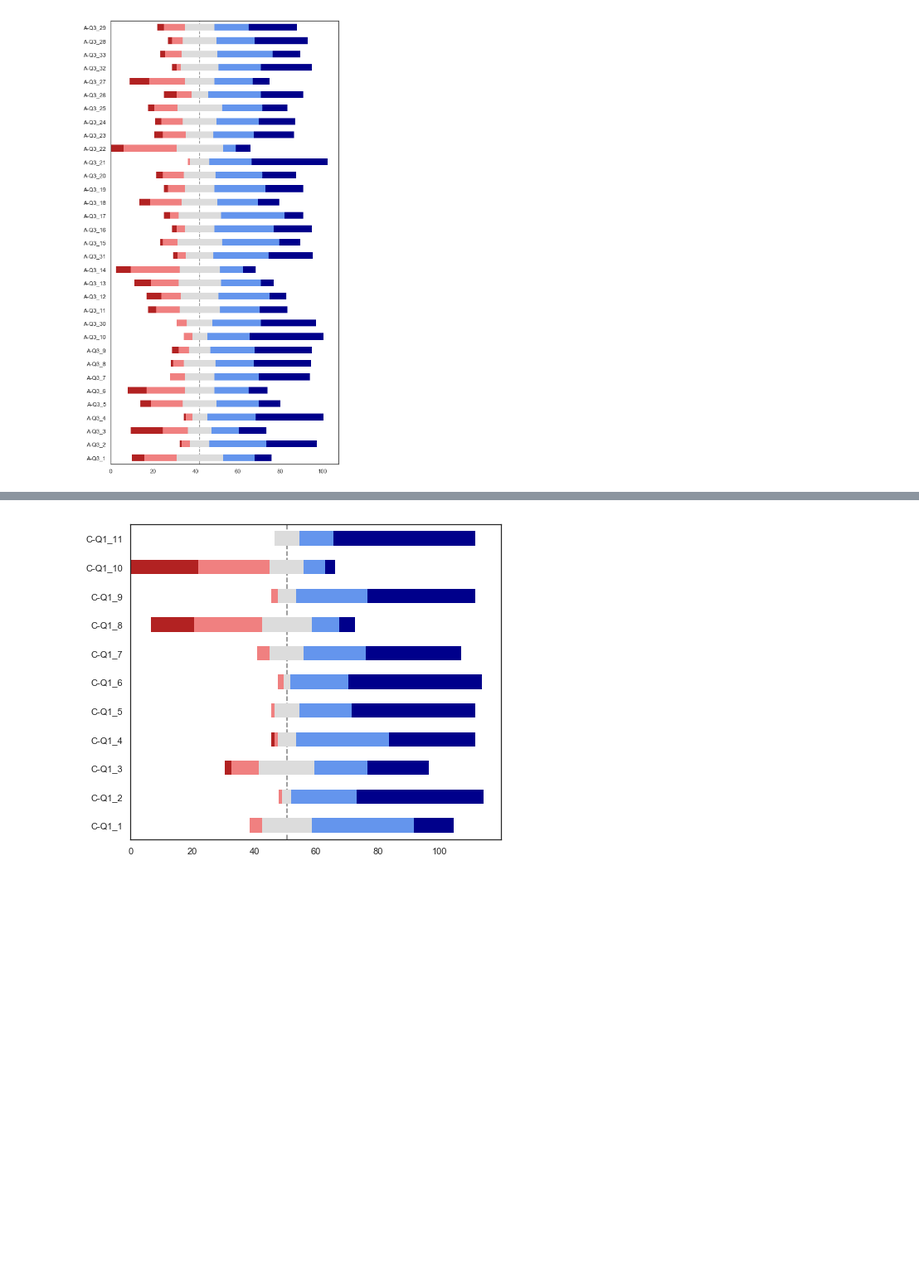
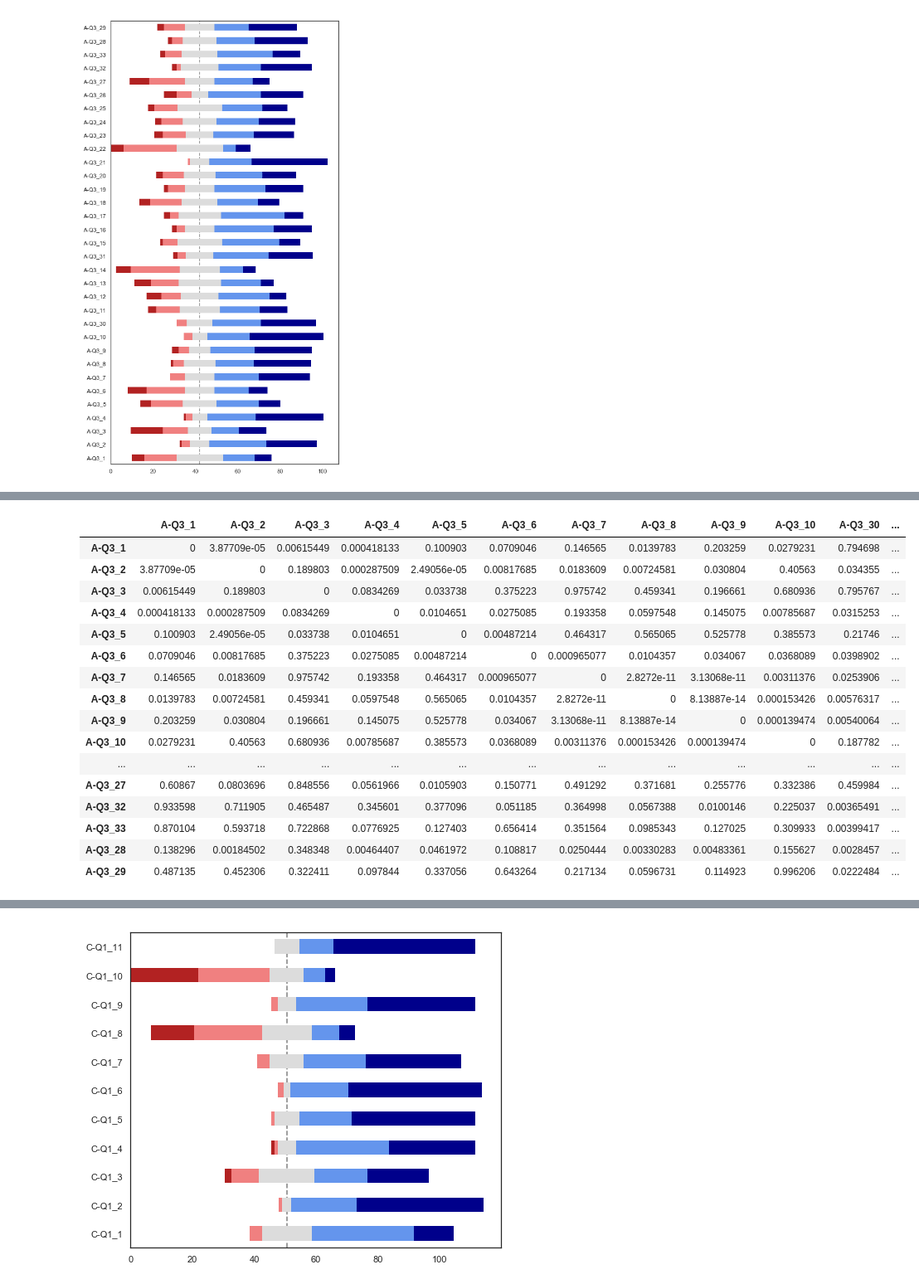
Before and after one commit to martinakienberger/Dissertation_LIS, a Jupyter notebook: Datenanalyse_Pilotstudie.ipynb, the cells around one changed output, grey strips where cells are left out. Shown at 83% size. Cells and saved outputs as stored; diff of their text form; code cells hidden in the pictures; blank space fills up the shorter version.

```diff
--- a/Datenanalyse_Pilotstudie.ipynb
+++ b/Datenanalyse_Pilotstudie.ipynb
@@ -110,0 +146,20 @@ graf_likert1(Daten_A3,Liste_A_Q3,16)
+# %%
+df_spearman_pv(Daten,Liste_A_Q3)
+# %% [output]
+|  | A-Q3_1 | A-Q3_2 | A-Q3_3 | A-Q3_4 | A-Q3_5 | A-Q3_6 | A-Q3_7 | A-Q3_8 | A-Q3_9 | A-Q3_10 | A-Q3_30 | ... |
+| A-Q3_1 | 0 | 3.87709e-05 | 0.00615449 | 0.000418133 | 0.100903 | 0.0709046 | 0.146565 | 0.0139783 | 0.203259 | 0.0279231 | 0.794698 | ... |
+| A-Q3_2 | 3.87709e-05 | 0 | 0.189803 | 0.000287509 | 2.49056e-05 | 0.00817685 | 0.0183609 | 0.00724581 | 0.030804 | 0.40563 | 0.034355 | ... |
+| A-Q3_3 | 0.00615449 | 0.189803 | 0 | 0.0834269 | 0.033738 | 0.375223 | 0.975742 | 0.459341 | 0.196661 | 0.680936 | 0.795767 | ... |
+| A-Q3_4 | 0.000418133 | 0.000287509 | 0.0834269 | 0 | 0.0104651 | 0.0275085 | 0.193358 | 0.0597548 | 0.145075 | 0.00785687 | 0.0315253 | ... |
+| A-Q3_5 | 0.100903 | 2.49056e-05 | 0.033738 | 0.0104651 | 0 | 0.00487214 | 0.464317 | 0.565065 | 0.525778 | 0.385573 | 0.21746 | ... |
+| A-Q3_6 | 0.0709046 | 0.00817685 | 0.375223 | 0.0275085 | 0.00487214 | 0 | 0.000965077 | 0.0104357 | 0.034067 | 0.0368089 | 0.0398902 | ... |
+| A-Q3_7 | 0.146565 | 0.0183609 | 0.975742 | 0.193358 | 0.464317 | 0.000965077 | 0 | 2.8272e-11 | 3.13068e-11 | 0.00311376 | 0.0253906 | ... |
+| A-Q3_8 | 0.0139783 | 0.00724581 | 0.459341 | 0.0597548 | 0.565065 | 0.0104357 | 2.8272e-11 | 0 | 8.13887e-14 | 0.000153426 | 0.00576317 | ... |
+| A-Q3_9 | 0.203259 | 0.030804 | 0.196661 | 0.145075 | 0.525778 | 0.034067 | 3.13068e-11 | 8.13887e-14 | 0 | 0.000139474 | 0.00540064 | ... |
+| A-Q3_10 | 0.0279231 | 0.40563 | 0.680936 | 0.00785687 | 0.385573 | 0.0368089 | 0.00311376 | 0.000153426 | 0.000139474 | 0 | 0.187782 | ... |
+| ... | ... | ... | ... | ... | ... | ... | ... | ... | ... | ... | ... | ... |
+| A-Q3_27 | 0.60867 | 0.0803696 | 0.848556 | 0.0561966 | 0.0105903 | 0.150771 | 0.491292 | 0.371681 | 0.255776 | 0.332386 | 0.459984 | ... |
+| A-Q3_32 | 0.933598 | 0.711905 | 0.465487 | 0.345601 | 0.377096 | 0.051185 | 0.364998 | 0.0567388 | 0.0100146 | 0.225037 | 0.00365491 | ... |
+| A-Q3_33 | 0.870104 | 0.593718 | 0.722868 | 0.0776925 | 0.127403 | 0.656414 | 0.351564 | 0.0985343 | 0.127025 | 0.309933 | 0.00399417 | ... |
+| A-Q3_28 | 0.138296 | 0.00184502 | 0.348348 | 0.00464407 | 0.0461972 | 0.108817 | 0.0250444 | 0.00330283 | 0.00483361 | 0.155627 | 0.0028457 | ... |
+| A-Q3_29 | 0.487135 | 0.452306 | 0.322411 | 0.097844 | 0.337056 | 0.643264 | 0.217134 | 0.0596731 | 0.114923 | 0.996206 | 0.0222484 | ... |
```
Also changed, not shown: parts of 49 cells of this notebook, 11 other files.
